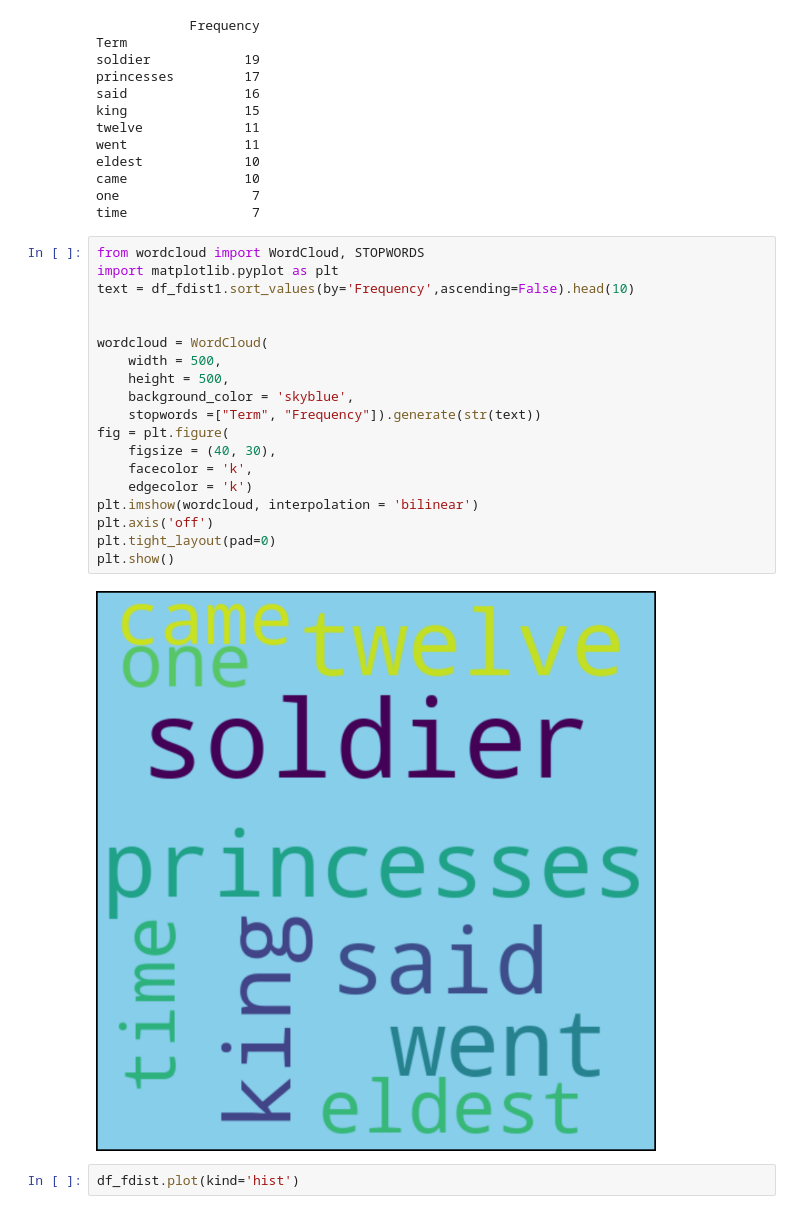
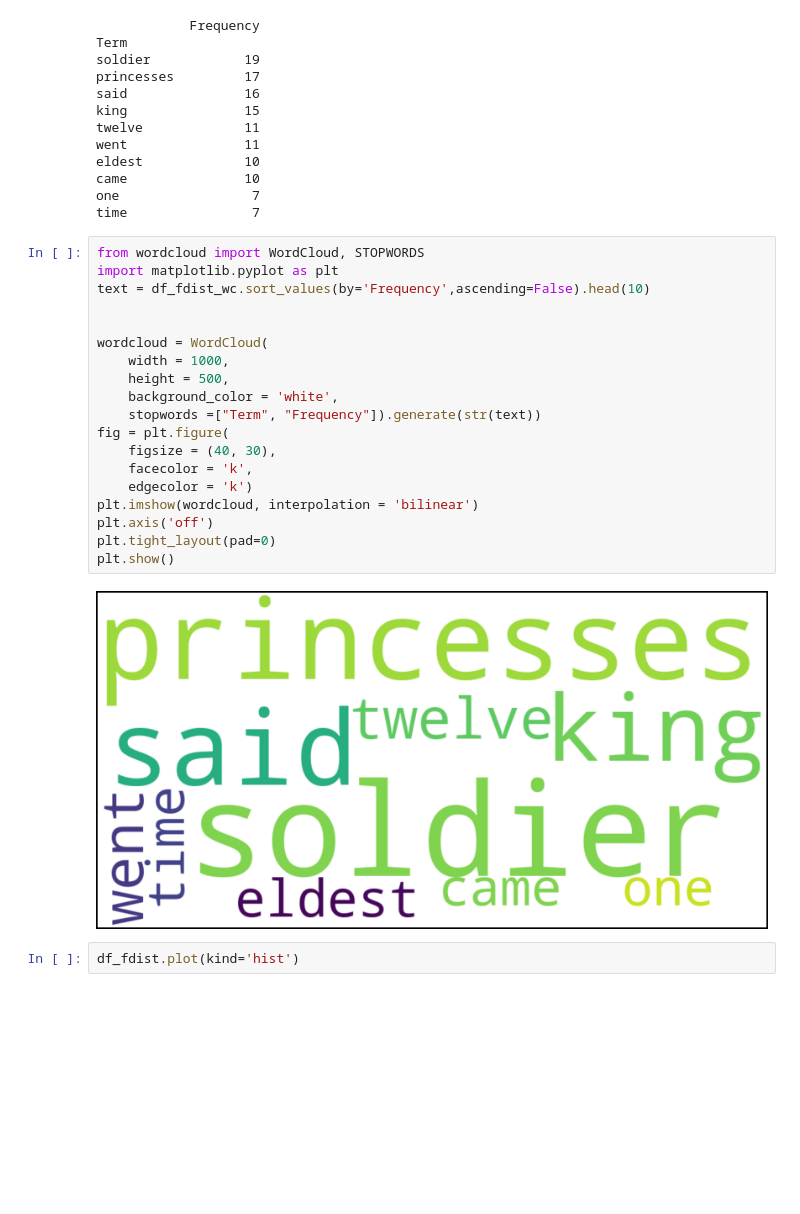
Before and after one commit to Daweet/Project_Immersive, a Jupyter notebook: Dancing Princesses.ipynb, the cells around one changed output. Cells and saved outputs as stored; diff of their text form; blank space fills up the shorter version.

Commit message:
edited df_fdist1 to df_fdist_wc in wordcloud()

```diff
--- a/Dancing Princesses.ipynb
+++ b/Dancing Princesses.ipynb
@@ -254,24 +254,24 @@ time                7
 # %%
 from wordcloud import WordCloud, STOPWORDS
 import matplotlib.pyplot as plt
-text = df_fdist1.sort_values(by='Frequency',ascending=False).head(10)
+text = df_fdist_wc.sort_values(by='Frequency',ascending=False).head(10)
 
 
 wordcloud = WordCloud(
-    width = 500,
+    width = 1000,
     height = 500,
-    background_color = 'skyblue',
+    background_color = 'white',
     stopwords =["Term", "Frequency"]).generate(str(text))
 fig = plt.figure(
     figsize = (40, 30),
     facecolor = 'k',
     edgecolor = 'k')
 plt.imshow(wordcloud, interpolation = 'bilinear')
 plt.axis('off')
 plt.tight_layout(pad=0)
 plt.show()
 # %% [output]
-[figure, old version]
+[figure, new version]
 # %%
 df_fdist.plot(kind='hist')
 # %% [output]
```
